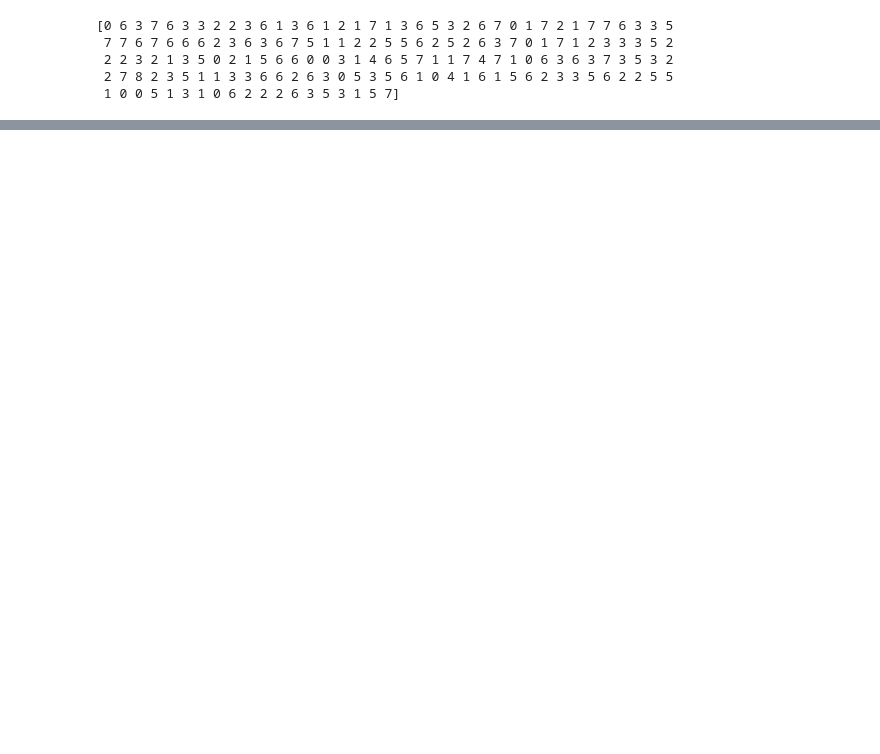
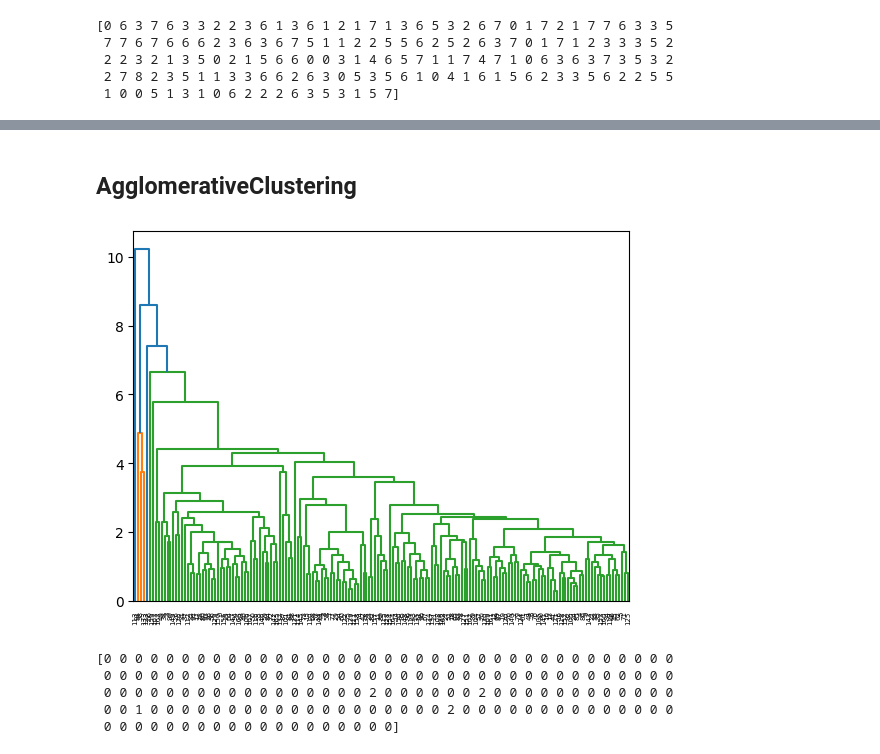
Before and after one commit to AhmAnwar/Unsupervised_Learning_on_Country_Data_ML, a Jupyter notebook: unsupervised-learning-on-country-data-ml.ipynb, the cells around one changed output, grey strips where cells are left out. Cells and saved outputs as stored; diff of their text form; code cells hidden in the pictures; blank space fills up the shorter version.

Commit message:
Kaggle Notebook | Country Data_ML_KMeans_AgglomerativeClustering_DBs | Version 4

```diff
--- a/unsupervised-learning-on-country-data-ml.ipynb
+++ b/unsupervised-learning-on-country-data-ml.ipynb
@@ -160,14 +162,14 @@ fig.show()
 [interactive output not drawn]
 # %%
 # from previous the optimal k equal 9
-# build model with n_clusters=9
+# build model with n_clusters=7
 model = KMeans(n_clusters=9, n_init='auto', random_state=1)
 # fit model with data 'scaler_df'
-model.fit_transform(scaler_df)
+model.fit(scaler_df)
 # get the labels (clustring)
-labels = model.labels_
+KMeans_labels = model.labels_
 # print output
-print(labels)
+print(KMeans_labels)
 # %% [output]
 [0 6 3 7 6 3 3 2 2 3 6 1 3 6 1 2 1 7 1 3 6 5 3 2 6 7 0 1 7 2 1 7 7 6 3 3 5
  7 7 6 7 6 6 6 2 3 6 3 6 7 5 1 1 2 2 5 5 6 2 5 2 6 3 7 0 1 7 1 2 3 3 3 5 2
@@ -187,0 +205,2 @@ df.sample(3)
+# %% [markdown]
+## AgglomerativeClustering
@@ -187,0 +211,19 @@ df.sample(3)
+# %%
+fig = hierarchy.dendrogram(hierarchy.linkage(y=scaler_df, method='average'))
+# %% [output]
+[figure, added]
+# %%
+# build model
+model = AgglomerativeClustering(n_clusters=3, linkage='average')
+# fit model with data 'scaler_df'
+model.fit(scaler_df)
+# get labels and save it in variable named 'AgglomerativeClustering_labels'
+AgglomerativeClustering_labels = model.labels_
+# print labels
+print(AgglomerativeClustering_labels)
+# %% [output]
+[0 0 0 0 0 0 0 0 0 0 0 0 0 0 0 0 0 0 0 0 0 0 0 0 0 0 0 0 0 0 0 0 0 0 0 0 0
+ 0 0 0 0 0 0 0 0 0 0 0 0 0 0 0 0 0 0 0 0 0 0 0 0 0 0 0 0 0 0 0 0 0 0 0 0 0
+ 0 0 0 0 0 0 0 0 0 0 0 0 0 0 0 0 0 2 0 0 0 0 0 0 2 0 0 0 0 0 0 0 0 0 0 0 0
+ 0 0 1 0 0 0 0 0 0 0 0 0 0 0 0 0 0 0 0 0 0 0 2 0 0 0 0 0 0 0 0 0 0 0 0 0 0
+ 0 0 0 0 0 0 0 0 0 0 0 0 0 0 0 0 0 0 0]
```
Also changed, not shown: parts of 18 cells of this notebook.
